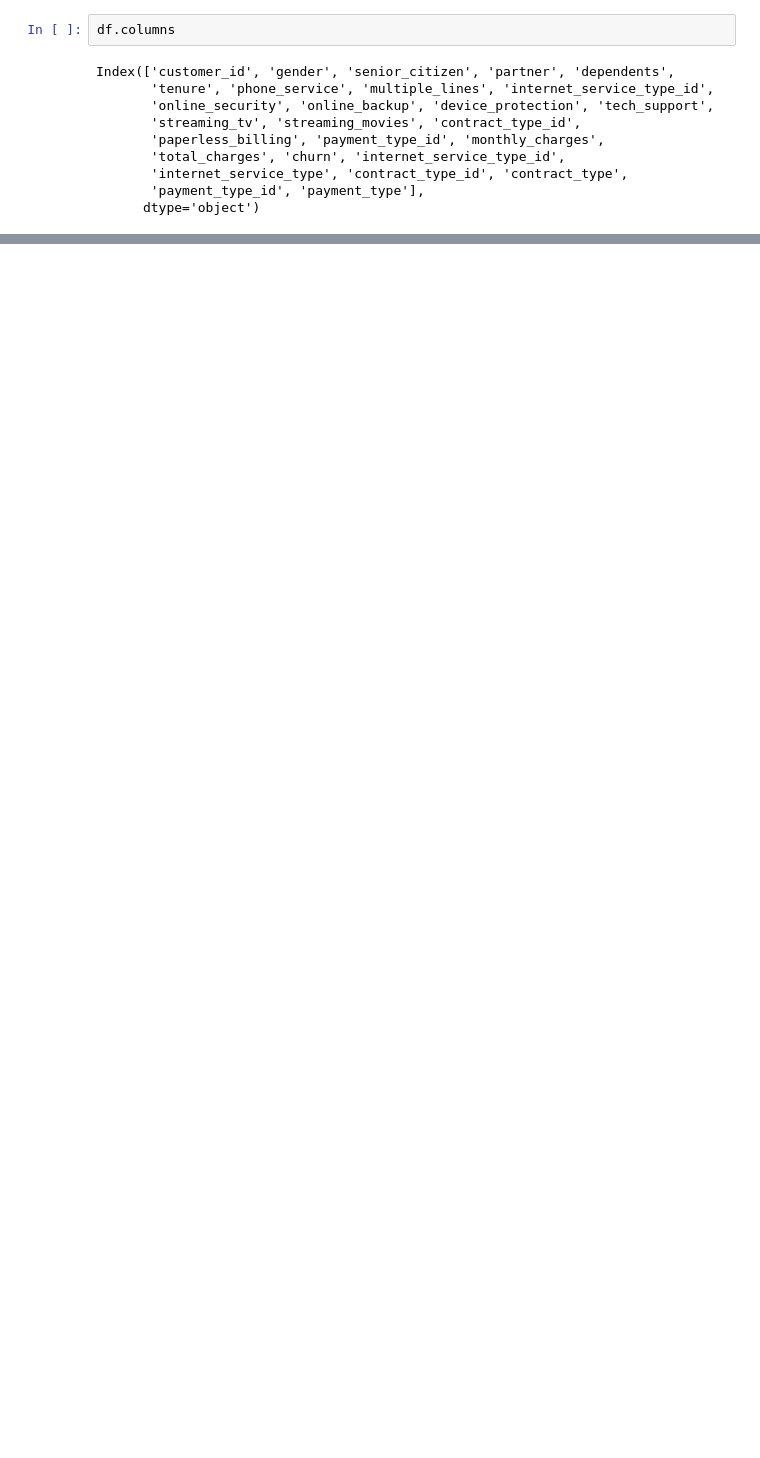
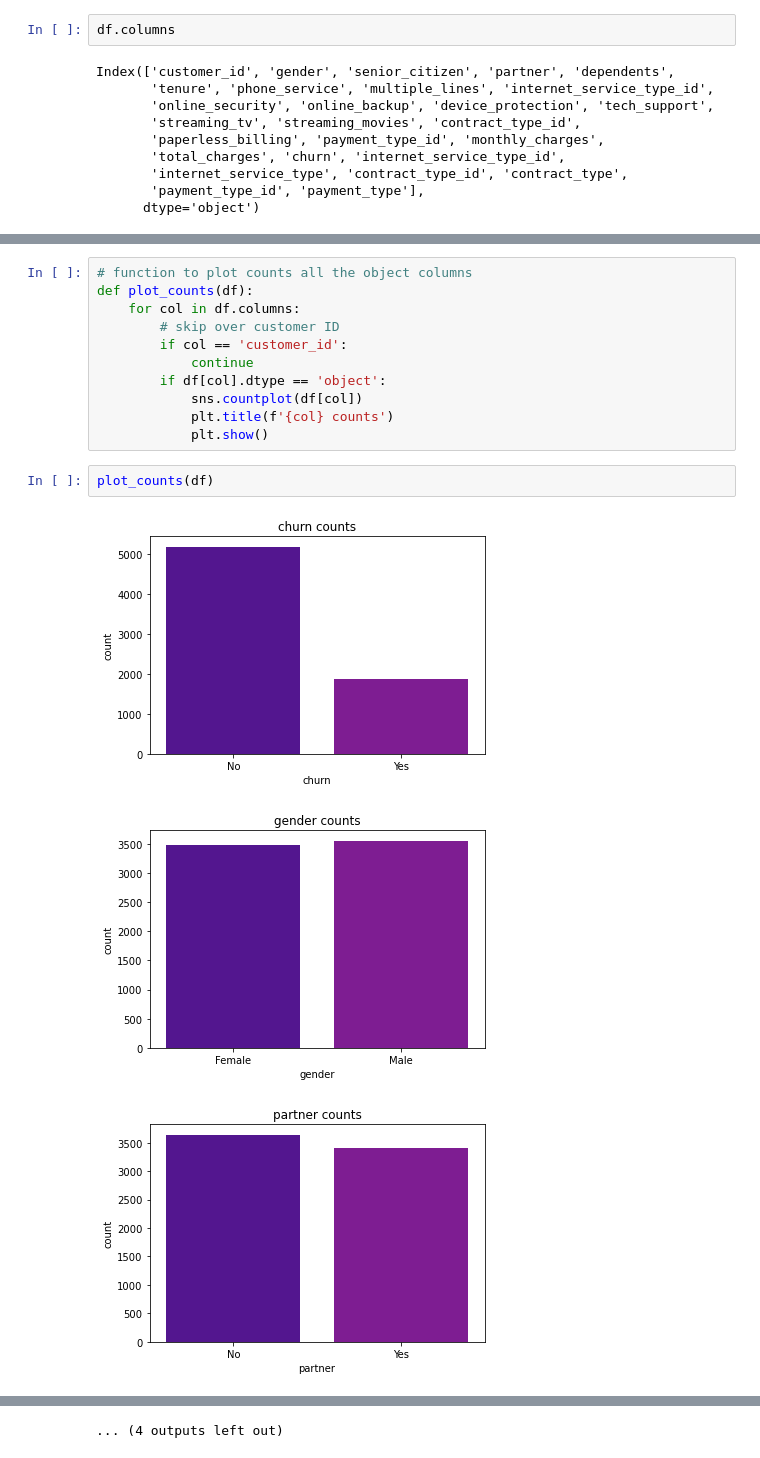
Before and after one commit to HeatherOrtegaMcMillan/telco_churn_classification_project, a Jupyter notebook: inital_project_notebook.ipynb, the cells around one changed output, grey strips where cells are left out. Saved outputs shown, nothing was run; the diff lists cells and outputs as text; blank space fills up the shorter version.

```diff
--- a/inital_project_notebook.ipynb
+++ b/inital_project_notebook.ipynb
@@ -136,0 +184,17 @@ Index(['customer_id', 'gender', 'senior_citizen', 'partner', 'dependents',
+# %%
+# function to plot counts all the object columns
+def plot_counts(df):
+    for col in df.columns:
+        # skip over customer ID
+        if col == 'customer_id':
+            continue
+        if df[col].dtype == 'object':
+            sns.countplot(df[col])
+            plt.title(f'{col} counts')
+            plt.show()
+# %%
+plot_counts(df)
+# %% [output]
+[figure, added]
+[figure, added]
+[figure, added]
@@ -136,0 +210 @@ Index(['customer_id', 'gender', 'senior_citizen', 'partner', 'dependents',
+... (4 outputs left out)
```
Also changed, not shown: parts of 13 cells of this notebook, 1 other file.
